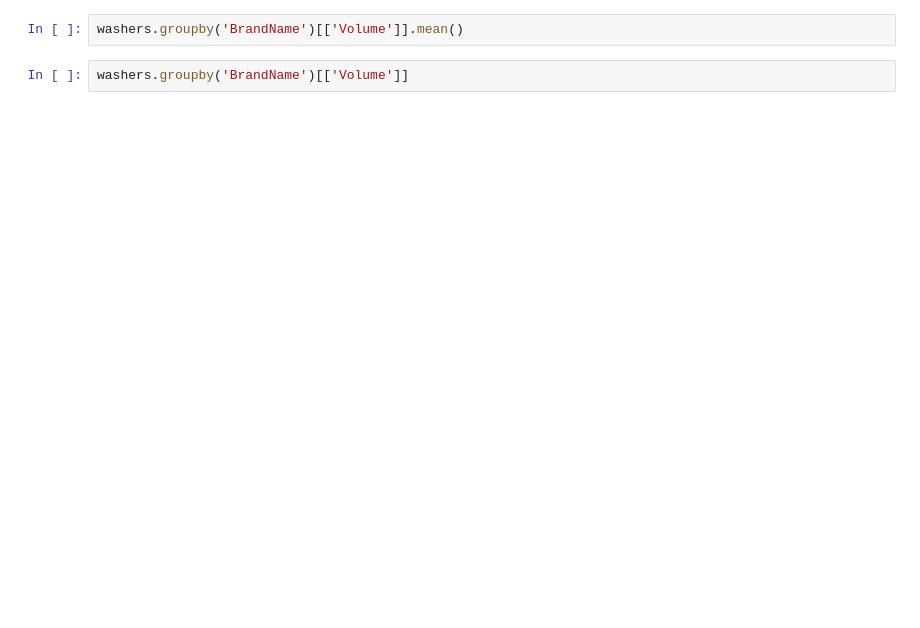
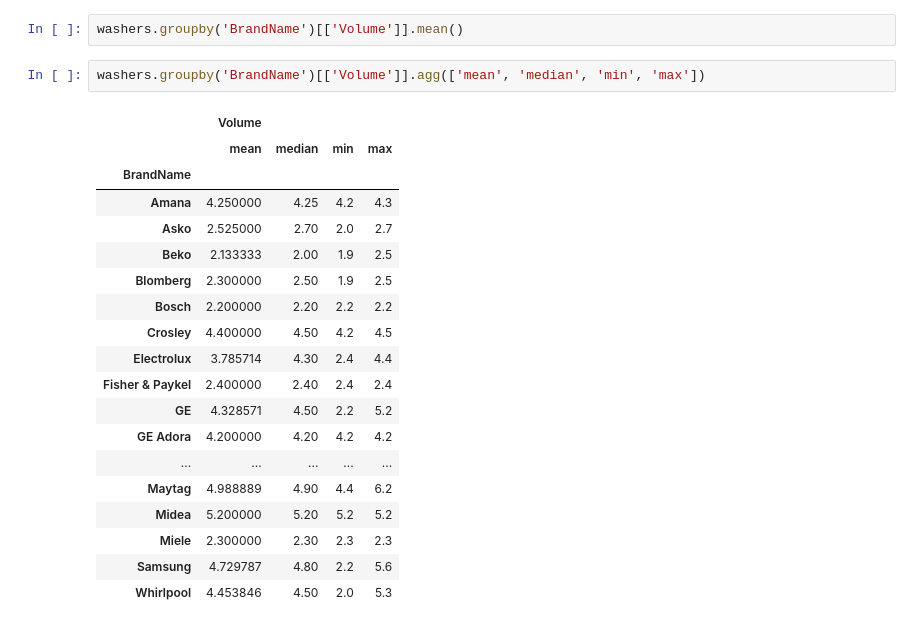
Before and after one commit to ArifAygun/Machine-Learning-with-Python-Foundations, a Jupyter notebook: AA_linked_ML_with_Python_Foundations_03_02b.ipynb, the cells around one changed output. Drawn from its saved outputs; the diff is of its cells as text; blank space fills up the shorter version.

```diff
--- a/AA_linked_ML_with_Python_Foundations_03_02b.ipynb
+++ b/AA_linked_ML_with_Python_Foundations_03_02b.ipynb
@@ -92,4 +202,24 @@ washers[['BrandName']].value_counts()
 # %%
 washers.groupby('BrandName')[['Volume']].mean()
 # %%
-washers.groupby('BrandName')[['Volume']]
+washers.groupby('BrandName')[['Volume']].agg(['mean', 'median', 'min', 'max'])
+# %% [output]
+|  | Volume |  |  |  |
+|  | mean | median | min | max |
+| BrandName |  |  |  |  |
+| Amana | 4.250000 | 4.25 | 4.2 | 4.3 |
+| Asko | 2.525000 | 2.70 | 2.0 | 2.7 |
+| Beko | 2.133333 | 2.00 | 1.9 | 2.5 |
+| Blomberg | 2.300000 | 2.50 | 1.9 | 2.5 |
+| Bosch | 2.200000 | 2.20 | 2.2 | 2.2 |
+| Crosley | 4.400000 | 4.50 | 4.2 | 4.5 |
+| Electrolux | 3.785714 | 4.30 | 2.4 | 4.4 |
+| Fisher & Paykel | 2.400000 | 2.40 | 2.4 | 2.4 |
+| GE | 4.328571 | 4.50 | 2.2 | 5.2 |
+| GE Adora | 4.200000 | 4.20 | 4.2 | 4.2 |
+| ... | ... | ... | ... | ... |
+| Maytag | 4.988889 | 4.90 | 4.4 | 6.2 |
+| Midea | 5.200000 | 5.20 | 5.2 | 5.2 |
+| Miele | 2.300000 | 2.30 | 2.3 | 2.3 |
+| Samsung | 4.729787 | 4.80 | 2.2 | 5.6 |
+| Whirlpool | 4.453846 | 4.50 | 2.0 | 5.3 |
```
Also changed, not shown: parts of 9 cells of this notebook.
